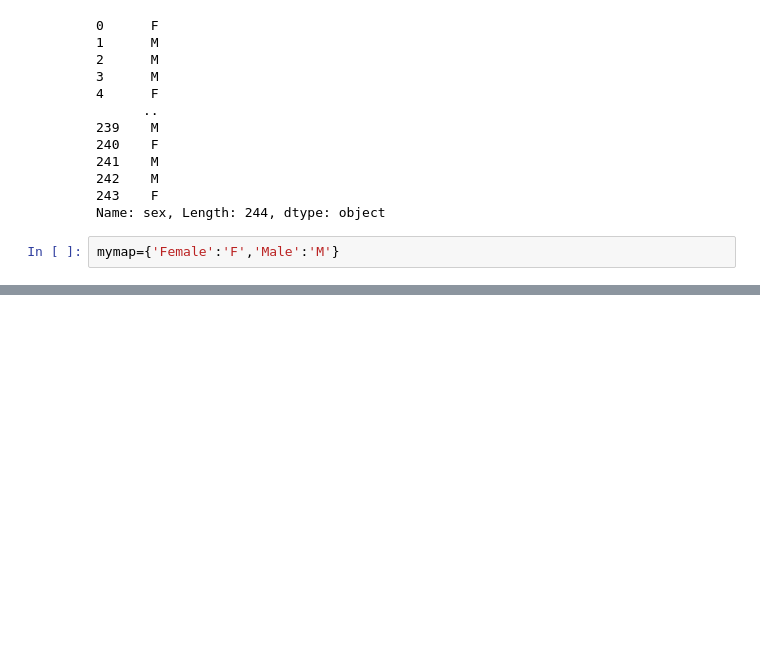
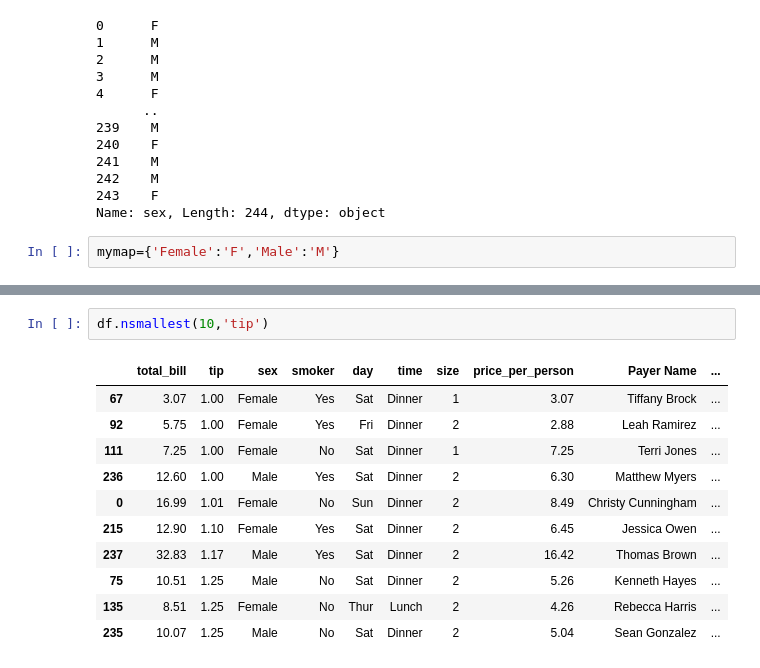
Before and after one commit to Chandrakanth0698/Learn_MachineLearning, a Jupyter notebook: learn_pandas.ipynb, the cells around one changed output, grey strips where cells are left out. Saved outputs shown, nothing was run; the diff lists cells and outputs as text; blank space fills up the shorter version.

```diff
--- a/learn_pandas.ipynb
+++ b/learn_pandas.ipynb
@@ -935,0 +1027,14 @@ mymap={'Female':'F','Male':'M'}
+# %%
+df.nsmallest(10,'tip')
+# %% [output]
+|  | total_bill | tip | sex | smoker | day | time | size | price_per_person | Payer Name | ... |
+| 67 | 3.07 | 1.00 | Female | Yes | Sat | Dinner | 1 | 3.07 | Tiffany Brock | ... |
+| 92 | 5.75 | 1.00 | Female | Yes | Fri | Dinner | 2 | 2.88 | Leah Ramirez | ... |
+| 111 | 7.25 | 1.00 | Female | No | Sat | Dinner | 1 | 7.25 | Terri Jones | ... |
+| 236 | 12.60 | 1.00 | Male | Yes | Sat | Dinner | 2 | 6.30 | Matthew Myers | ... |
+| 0 | 16.99 | 1.01 | Female | No | Sun | Dinner | 2 | 8.49 | Christy Cunningham | ... |
+| 215 | 12.90 | 1.10 | Female | Yes | Sat | Dinner | 2 | 6.45 | Jessica Owen | ... |
+| 237 | 32.83 | 1.17 | Male | Yes | Sat | Dinner | 2 | 16.42 | Thomas Brown | ... |
+| 75 | 10.51 | 1.25 | Male | No | Sat | Dinner | 2 | 5.26 | Kenneth Hayes | ... |
+| 135 | 8.51 | 1.25 | Female | No | Thur | Lunch | 2 | 4.26 | Rebecca Harris | ... |
+| 235 | 10.07 | 1.25 | Male | No | Sat | Dinner | 2 | 5.04 | Sean Gonzalez | ... |
```
Also changed, not shown: parts of 26 cells of this notebook, 1 other file.
